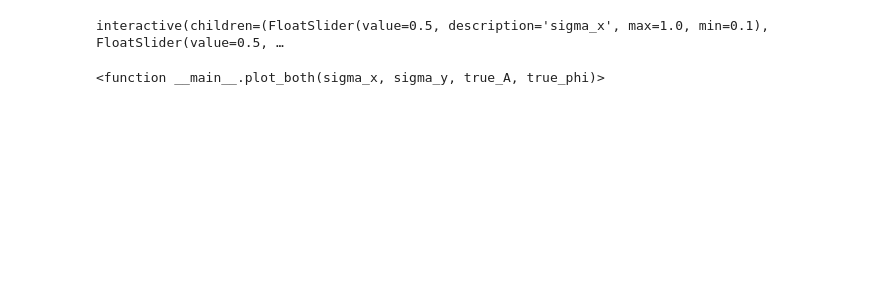
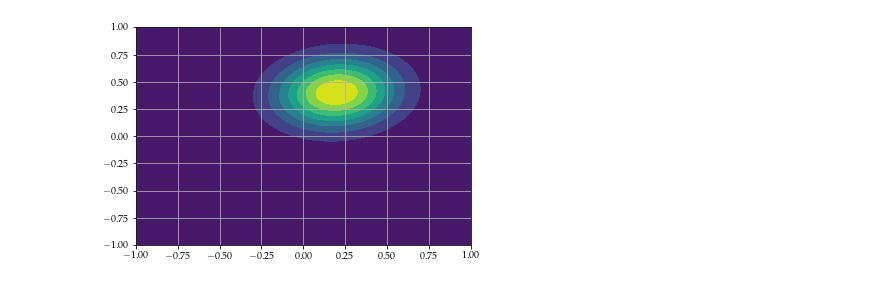
Before and after one commit to jacopok/notes, a Jupyter notebook: ap_third_semester/astrostat_homework/circular_marginalization.ipynb, the cells around one changed output. Cells and saved outputs as stored; diff of their text form; code cells hidden in the pictures; blank space fills up the shorter version.

```diff
--- a/ap_third_semester/astrostat_homework/circular_marginalization.ipynb
+++ b/ap_third_semester/astrostat_homework/circular_marginalization.ipynb
@@ -46,22 +46,19 @@ def plot_both(sigma_x, sigma_y, true_A, true_phi):
     fig, axs = plt.subplots(1, 3, subplot_kw=dict(projection='polar'), dpi=200)
     axs[0].contourf(th, r, likelihood)
     axs[1].plot(theta, marginalized_posterior)
-    axs[2].plot(theta, np.sum(likelihood, axis=1))
+    # axs[2].plot(theta, np.sum(likelihood, axis=1))
     axs[0].set_title('Likelihood')
     axs[1].set_title('Integral over $\\mathbb{R}$')
-    axs[2].set_title('Integral over $\\mathbb{R}^+$')
+    # axs[2].set_title('Integral over $\\mathbb{R}^+$')
     for ax in axs:
         ax.xaxis.set_ticklabels([])
         ax.yaxis.set_ticklabels([])
     plt.tight_layout()
 
-interact(plot_both,
-    sigma_x=(0.1,1,.1),
-    sigma_y=(0.1,1,.1),
-    true_A=(0.1,4,.01),
-    true_phi=(0,2*np.pi,.05),
-)
+# interact(plot_both,
+#     sigma_x=(0.1,1,.1),
+#     sigma_y=(0.1,1,.1),
+#     true_A=(0.1,4,.01),
+#     true_phi=(0,2*np.pi,.05),
+# )
-# %% [output]
-interactive(children=(FloatSlider(value=0.5, description='sigma_x', max=1.0, min=0.1), FloatSlider(value=0.5, …
-<function __main__.plot_both(sigma_x, sigma_y, true_A, true_phi)>
 # %%
@@ -71,0 +69,40 @@ plt.savefig('marginalization.pdf')
+# %%
+from scipy.stats import multivariate_normal
+from scipy.integrate import quad
+
+cov = np.array([[1.5, .1], [.1, 1.2]])
+V = np.linalg.inv(cov)
+x = np.array([1, 2])
+omega = np.einsum('ij,j,k,km', V, x, x, V)
+
+B1 = 1/np.sqrt((2 * np.pi)**2 * np.linalg.det(cov))
+
+
+def _bivariate_posterior(A, xbar):
+    mean = A * xbar
+    # print(mean)
+    return multivariate_normal.pdf(x, mean=mean, cov=cov)
+
+bivariate_posterior = np.vectorize(_bivariate_posterior, signature='(),(n)->()')
+
+def marginal_posterior(xbar):
+    B2 = B1 * np.exp(-1/2 * np.einsum('i,ij,j', x, V, x))
+    arg1 = np.einsum('i,ij,j', xbar, omega, xbar)  / np.einsum('i,ij,j', xbar, V, xbar)
+    arg2 = np.sqrt(2 * np.pi / np.einsum('i,ij,j', xbar, V, xbar))
+
+    return(B2 * np.exp(arg1) * arg2)
+
+marginal_posterior = np.vectorize(marginal_posterior, signature='(n)->()')
+
+def marginal_posterior_2(xbar):
+    return(quad(_bivariate_posterior, -np.inf, np.inf, args=(xbar,))[0])
+marginal_posterior_2 = np.vectorize(marginal_posterior_2, signature='(n)->()')
+# %%
+X, Y = np.meshgrid(np.linspace(-1, 1, num=100), np.linspace(-1, 1, num=100))
+
+arg = np.stack((X, Y), axis=-1)
+
+plt.contourf(X, Y, bivariate_posterior(5, arg))
+plt.grid()
+# %% [output]
+[figure, added]
```
Also changed, not shown: parts of 4 cells of this notebook, 6 other files.
